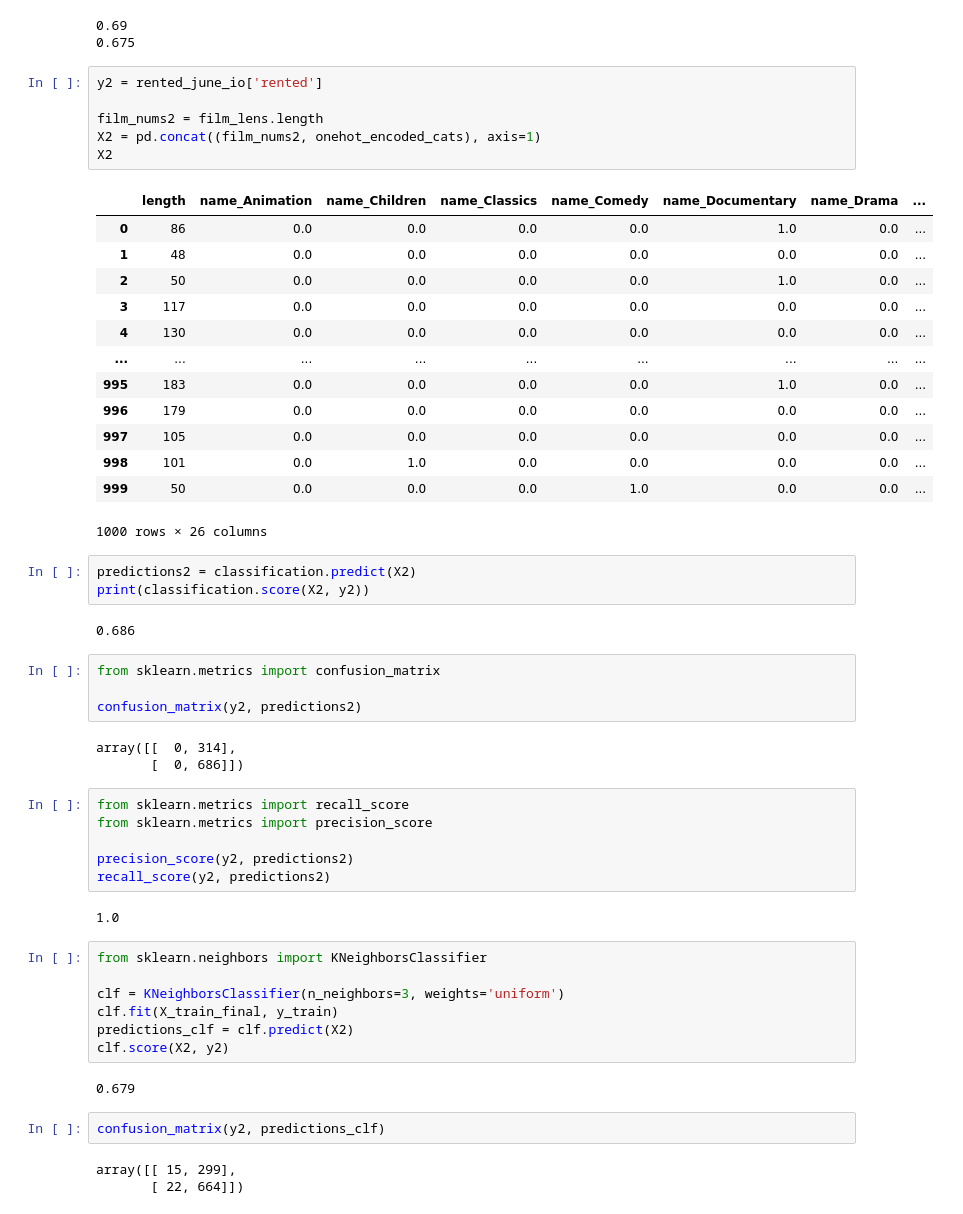
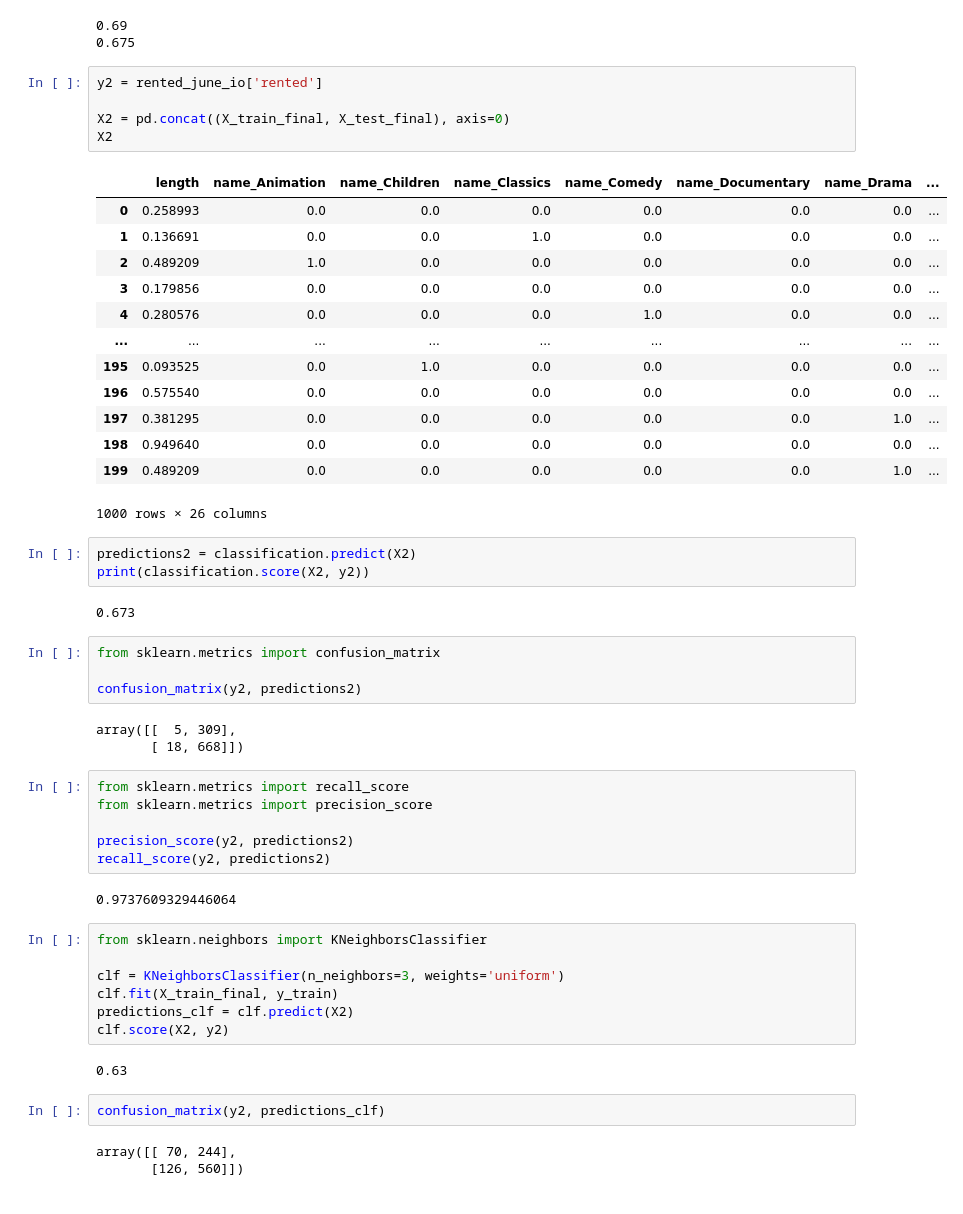
Before and after one commit to Xamweis/lab-predictions-logistic-regression, a Jupyter notebook: predictor2.ipynb, the cells around one changed output. Cells and saved outputs as stored; diff of their text form.

```diff
--- a/predictor2.ipynb
+++ b/predictor2.ipynb
@@ -332,35 +332,34 @@ print(classification.score(X_test_final, y_test))
 # %%
 y2 = rented_june_io['rented']
 
-film_nums2 = film_lens.length
-X2 = pd.concat((film_nums2, onehot_encoded_cats), axis=1)
+X2 = pd.concat((X_train_final, X_test_final), axis=0)
 X2
 # %% [output]
 |  | length | name_Animation | name_Children | name_Classics | name_Comedy | name_Documentary | name_Drama | ... |
-| 0 | 86 | 0.0 | 0.0 | 0.0 | 0.0 | 1.0 | 0.0 | ... |
-| 1 | 48 | 0.0 | 0.0 | 0.0 | 0.0 | 0.0 | 0.0 | ... |
-| 2 | 50 | 0.0 | 0.0 | 0.0 | 0.0 | 1.0 | 0.0 | ... |
-| 3 | 117 | 0.0 | 0.0 | 0.0 | 0.0 | 0.0 | 0.0 | ... |
-| 4 | 130 | 0.0 | 0.0 | 0.0 | 0.0 | 0.0 | 0.0 | ... |
+| 0 | 0.258993 | 0.0 | 0.0 | 0.0 | 0.0 | 0.0 | 0.0 | ... |
+| 1 | 0.136691 | 0.0 | 0.0 | 1.0 | 0.0 | 0.0 | 0.0 | ... |
+| 2 | 0.489209 | 1.0 | 0.0 | 0.0 | 0.0 | 0.0 | 0.0 | ... |
+| 3 | 0.179856 | 0.0 | 0.0 | 0.0 | 0.0 | 0.0 | 0.0 | ... |
+| 4 | 0.280576 | 0.0 | 0.0 | 0.0 | 1.0 | 0.0 | 0.0 | ... |
 | ... | ... | ... | ... | ... | ... | ... | ... | ... |
-| 995 | 183 | 0.0 | 0.0 | 0.0 | 0.0 | 1.0 | 0.0 | ... |
-| 996 | 179 | 0.0 | 0.0 | 0.0 | 0.0 | 0.0 | 0.0 | ... |
-| 997 | 105 | 0.0 | 0.0 | 0.0 | 0.0 | 0.0 | 0.0 | ... |
-| 998 | 101 | 0.0 | 1.0 | 0.0 | 0.0 | 0.0 | 0.0 | ... |
-| 999 | 50 | 0.0 | 0.0 | 0.0 | 1.0 | 0.0 | 0.0 | ... |
+| 195 | 0.093525 | 0.0 | 1.0 | 0.0 | 0.0 | 0.0 | 0.0 | ... |
+| 196 | 0.575540 | 0.0 | 0.0 | 0.0 | 0.0 | 0.0 | 0.0 | ... |
+| 197 | 0.381295 | 0.0 | 0.0 | 0.0 | 0.0 | 0.0 | 1.0 | ... |
+| 198 | 0.949640 | 0.0 | 0.0 | 0.0 | 0.0 | 0.0 | 0.0 | ... |
+| 199 | 0.489209 | 0.0 | 0.0 | 0.0 | 0.0 | 0.0 | 1.0 | ... |
 1000 rows × 26 columns
 # %%
 predictions2 = classification.predict(X2)
 print(classification.score(X2, y2))
 # %% [output]
-0.686
+0.673
 # %%
 from sklearn.metrics import confusion_matrix
 
 confusion_matrix(y2, predictions2)
 # %% [output]
-array([[  0, 314],
-       [  0, 686]])
+array([[  5, 309],
+       [ 18, 668]])
 # %%
 from sklearn.metrics import recall_score
 from sklearn.metrics import precision_score
@@ -368,7 +367,7 @@ from sklearn.metrics import precision_score
 precision_score(y2, predictions2)
 recall_score(y2, predictions2)
 # %% [output]
-1.0
+0.9737609329446064
 # %%
 from sklearn.neighbors import KNeighborsClassifier
 
@@ -377,9 +376,9 @@ clf.fit(X_train_final, y_train)
 predictions_clf = clf.predict(X2)
 clf.score(X2, y2)
 # %% [output]
-0.679
+0.63
 # %%
 confusion_matrix(y2, predictions_clf)
 # %% [output]
-array([[ 15, 299],
-       [ 22, 664]])
+array([[ 70, 244],
+       [126, 560]])
```
Also changed, not shown: 1 other file.
